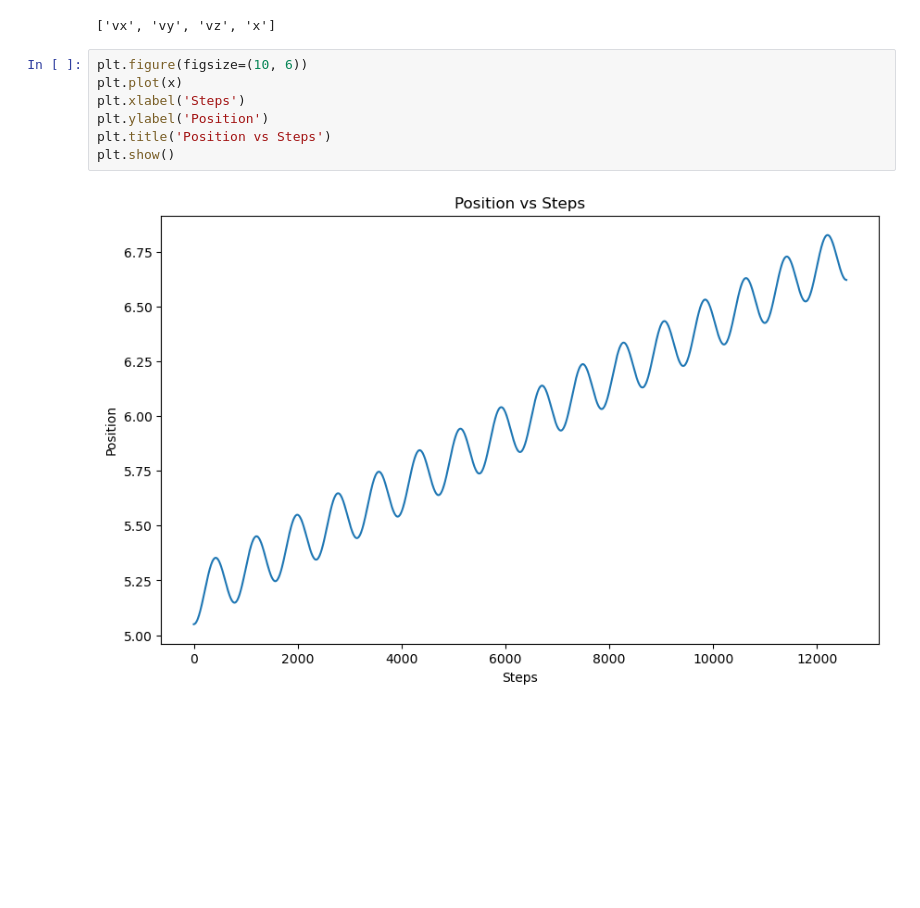
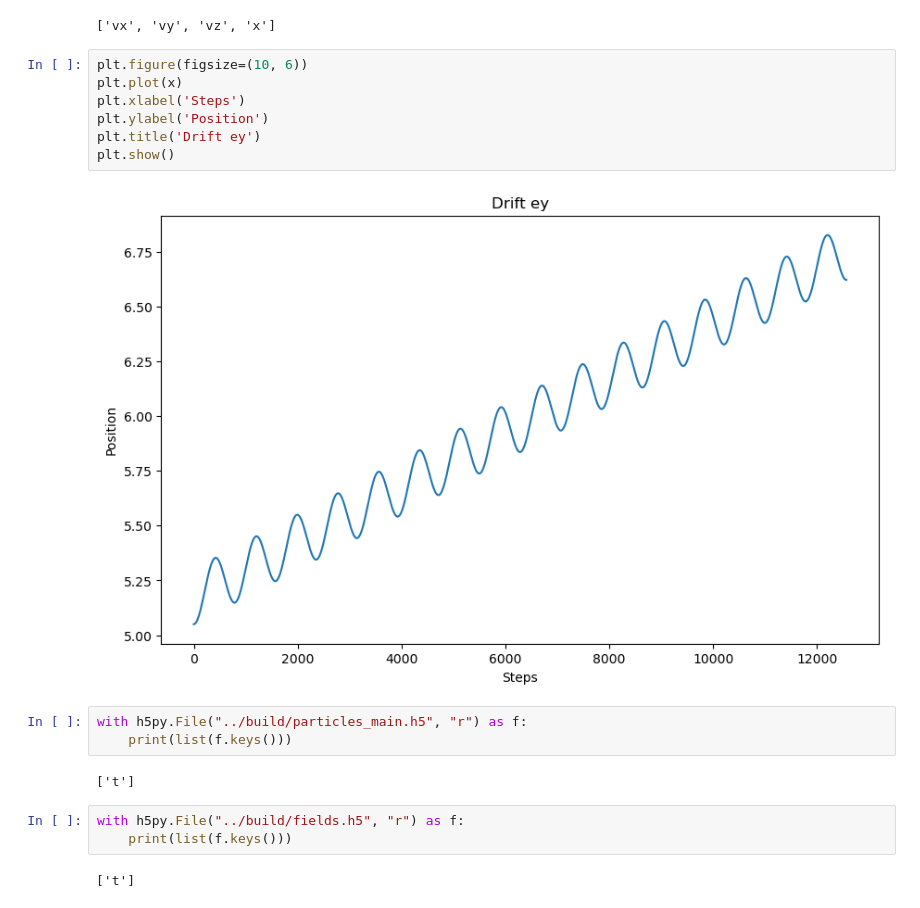
Before and after one commit to Adrian998obs/HPC_project, a Jupyter notebook: plot.ipynb, the cells around one changed output. Saved outputs shown, nothing was run; the diff lists cells and outputs as text; blank space fills up the shorter version.

```diff
--- a/plot.ipynb
+++ b/plot.ipynb
@@ -36,9 +38,19 @@ with h5py.File("../build/drift_ey.h5", "r") as f:
 # %%
 plt.figure(figsize=(10, 6))
 plt.plot(x)
 plt.xlabel('Steps')
 plt.ylabel('Position')
-plt.title('Position vs Steps')
+plt.title('Drift ey')
 plt.show()
 # %% [output]
-[figure, old version]
+[figure, new version]
+# %%
+with h5py.File("../build/particles_main.h5", "r") as f:
+    print(list(f.keys()))
+# %% [output]
+['t']
+# %%
+with h5py.File("../build/fields.h5", "r") as f:
+    print(list(f.keys()))
+# %% [output]
+['t']
```
Also changed, not shown: parts of 1 cell of this notebook, 4 other files.
